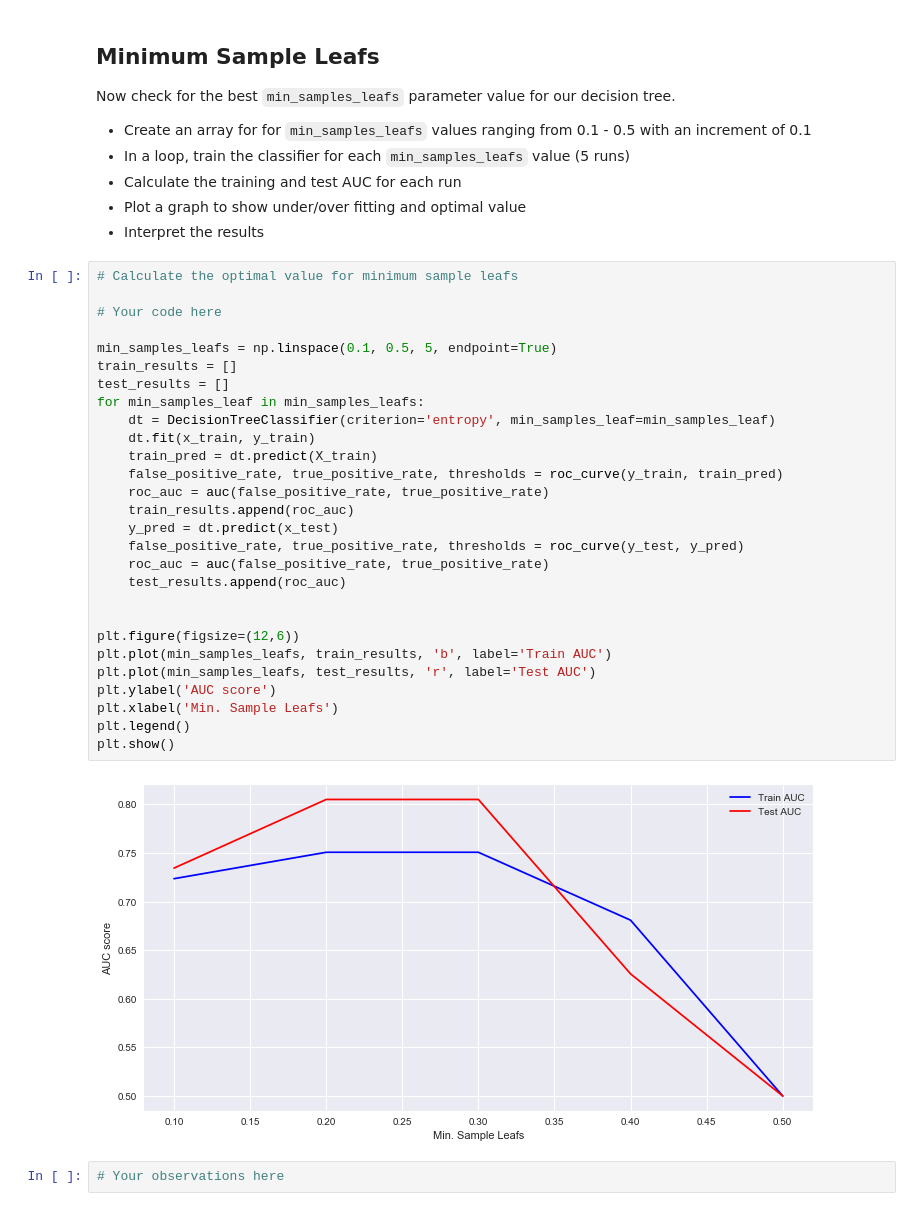
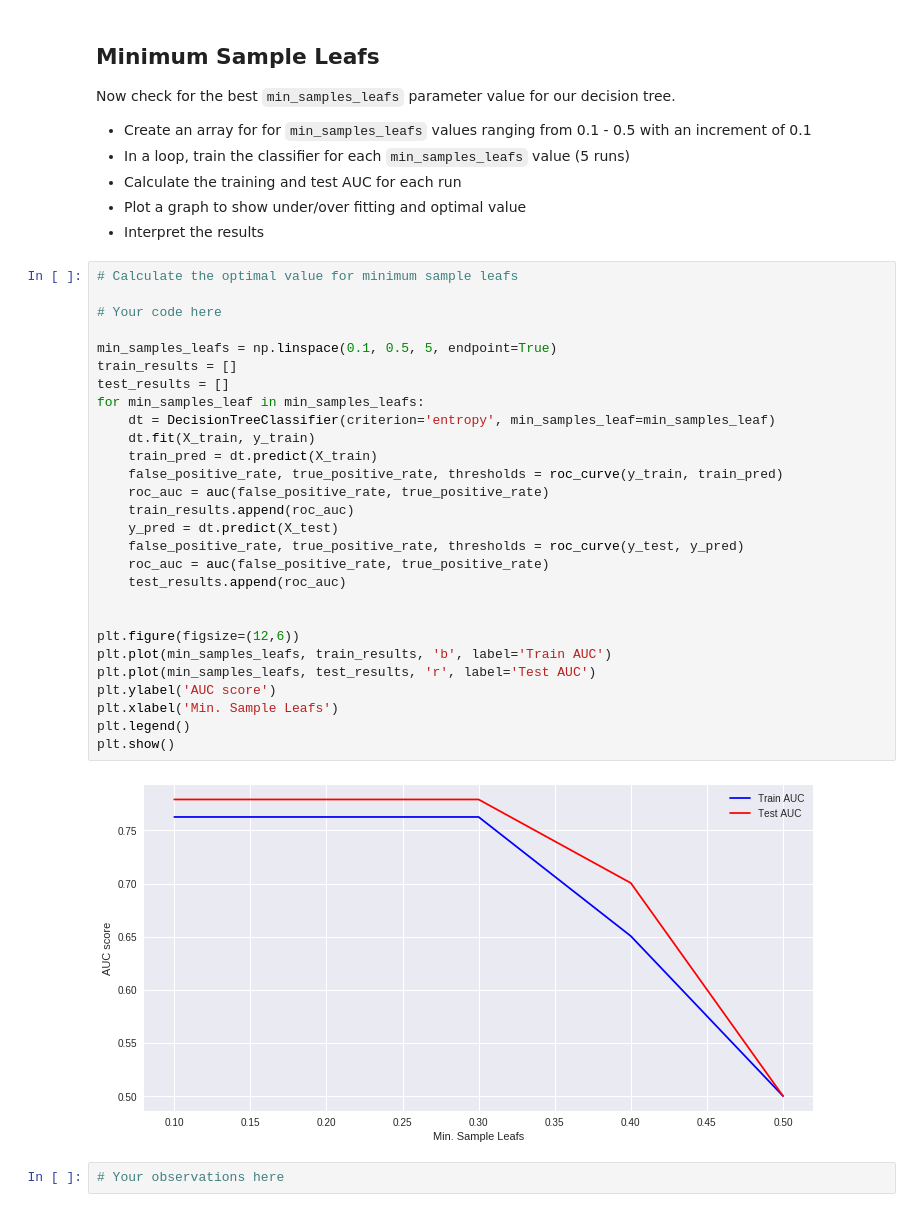
Before and after one commit to yishuen/dsc-3-31-08-decision-tree-pruning-hyperparameter-optimization-lab-nyc-career-ds-102218, a Jupyter notebook: index.ipynb, the cells around one changed output. Drawn from its saved outputs; the diff is of its cells as text.

```diff
--- a/index.ipynb
+++ b/index.ipynb
@@ -206,33 +206,33 @@ Now check for the best `min_samples_leafs` parameter value for our decision tree
 # %%
 # Calculate the optimal value for minimum sample leafs
 
 # Your code here
 
 min_samples_leafs = np.linspace(0.1, 0.5, 5, endpoint=True)
 train_results = []
 test_results = []
 for min_samples_leaf in min_samples_leafs:
     dt = DecisionTreeClassifier(criterion='entropy', min_samples_leaf=min_samples_leaf)
-    dt.fit(x_train, y_train)
+    dt.fit(X_train, y_train)
     train_pred = dt.predict(X_train)
     false_positive_rate, true_positive_rate, thresholds = roc_curve(y_train, train_pred)
     roc_auc = auc(false_positive_rate, true_positive_rate)
     train_results.append(roc_auc)
-    y_pred = dt.predict(x_test)
+    y_pred = dt.predict(X_test)
     false_positive_rate, true_positive_rate, thresholds = roc_curve(y_test, y_pred)
     roc_auc = auc(false_positive_rate, true_positive_rate)
     test_results.append(roc_auc)
 
 
 plt.figure(figsize=(12,6))
 plt.plot(min_samples_leafs, train_results, 'b', label='Train AUC')
 plt.plot(min_samples_leafs, test_results, 'r', label='Test AUC')
 plt.ylabel('AUC score')
 plt.xlabel('Min. Sample Leafs')
 plt.legend()
 plt.show()
 # %% [output]
-[figure, old version]
+[figure, new version]
 # %%
 # Your observations here
 # %% [markdown]
```
